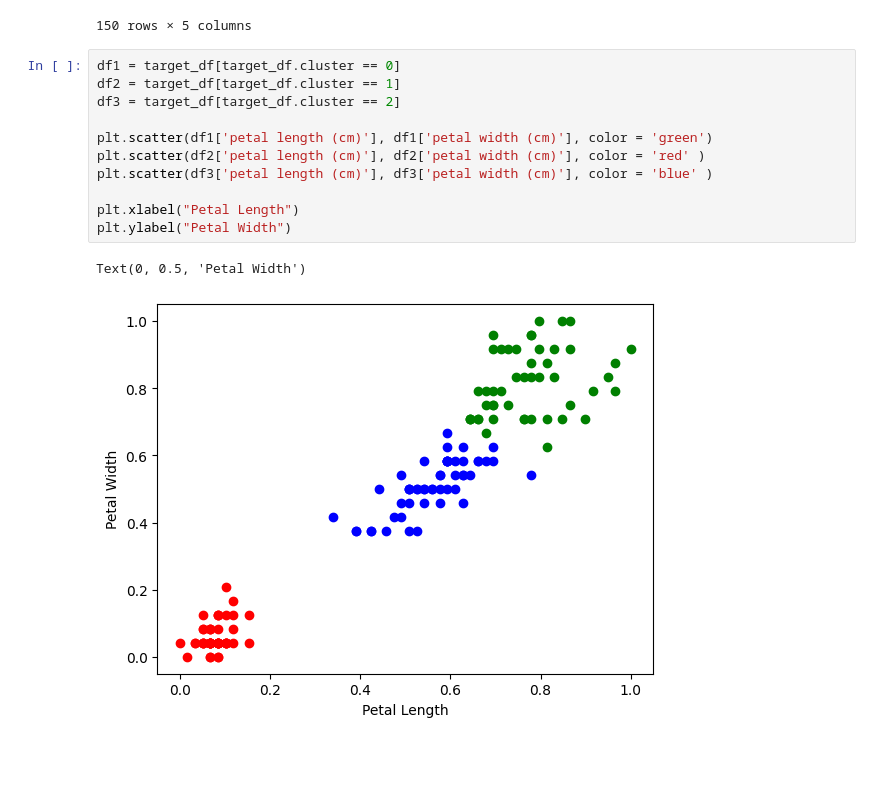
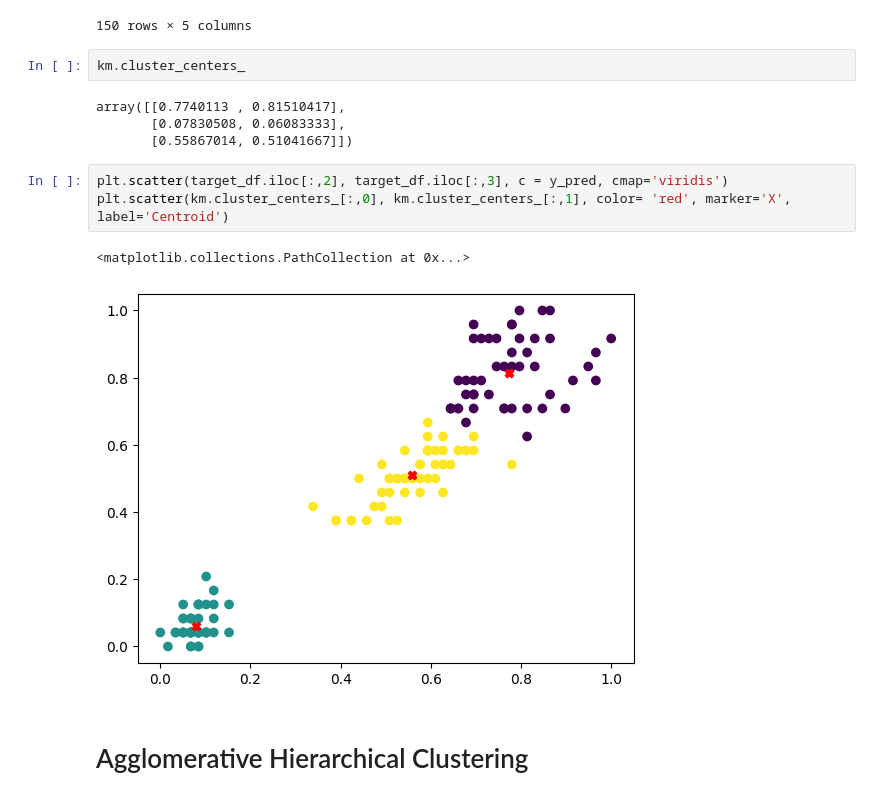
Before and after one commit to notSURZO/ML-algorithms, a Jupyter notebook: Clustering_algorithms.ipynb, the cells around one changed output. Saved outputs shown, nothing was run; the diff lists cells and outputs as text; blank space fills up the shorter version.

```diff
--- a/Clustering_algorithms.ipynb
+++ b/Clustering_algorithms.ipynb
@@ -201,17 +202,17 @@ target_df
 | 148 | 6.2 | 3.4 | 0.745763 | 0.916667 | 0 |
 | 149 | 5.9 | 3.0 | 0.694915 | 0.708333 | 0 |
 150 rows × 5 columns
-# %%
-df1 = target_df[target_df.cluster == 0]
-df2 = target_df[target_df.cluster == 1]
-df3 = target_df[target_df.cluster == 2]
-
-plt.scatter(df1['petal length (cm)'], df1['petal width (cm)'], color = 'green')
-plt.scatter(df2['petal length (cm)'], df2['petal width (cm)'], color = 'red' )
-plt.scatter(df3['petal length (cm)'], df3['petal width (cm)'], color = 'blue' )
-
-plt.xlabel("Petal Length")
-plt.ylabel("Petal Width")
-# %% [output]
-Text(0, 0.5, 'Petal Width')
-[figure, removed]
+# %%
+km.cluster_centers_
+# %% [output]
+array([[0.7740113 , 0.81510417],
+       [0.07830508, 0.06083333],
+       [0.55867014, 0.51041667]])
+# %%
+plt.scatter(target_df.iloc[:,2], target_df.iloc[:,3], c = y_pred, cmap='viridis')
+plt.scatter(km.cluster_centers_[:,0], km.cluster_centers_[:,1], color= 'red', marker='X', label='Centroid')
+# %% [output]
+<matplotlib.collections.PathCollection at 0x...>
+[figure, added]
+# %% [markdown]
+# Agglomerative Hierarchical Clustering
```
Also changed, not shown: parts of 17 cells of this notebook.
